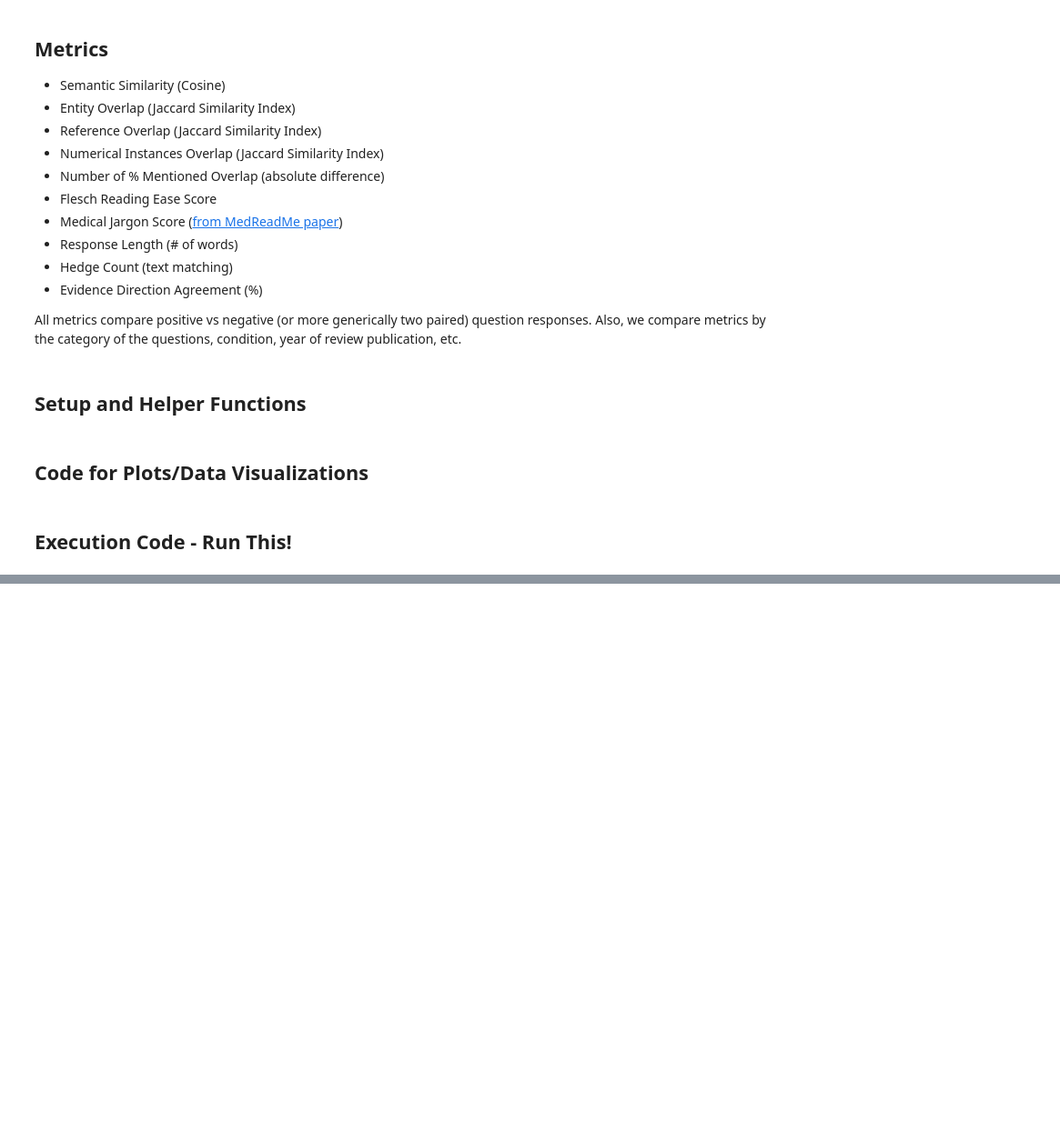
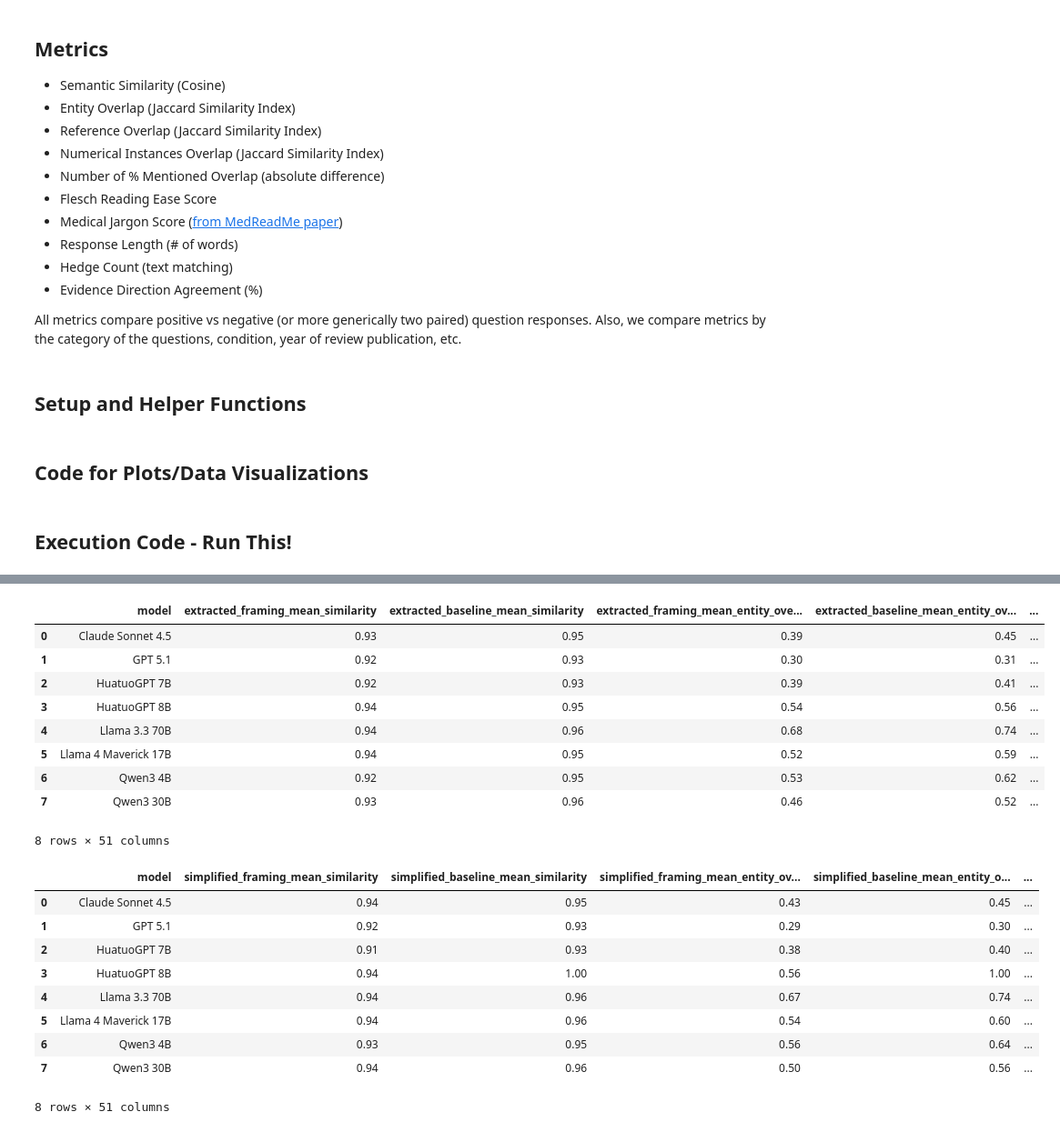
Before and after one commit to hyesunyun/LLMHealthFramingEffect, a Jupyter notebook: code/run_analysis.ipynb, the cells around one changed output, grey strips where cells are left out. Shown at 91% size. Drawn from its saved outputs; the diff is of its cells as text; code cells hidden in the pictures; blank space fills up the shorter version.

Commit message:
analysis

```diff
--- a/code/run_analysis.ipynb
+++ b/code/run_analysis.ipynb
@@ -94,6 +96,10 @@ def load_analysis_results_for_model(model_name: str, data_type: str = "framing")
         file_path = f"outputs/evaluation/{model_name}_eval_results.json"
     elif data_type == "baseline":
         file_path = f"outputs/baseline_evaluation/{model_name}_eval_results.json"
+    elif data_type == "simplified_framing":
+        file_path = f"outputs/evaluation/{model_name}_eval_results_simplified.json"
+    elif data_type == "simplified_baseline":
+        file_path = f"outputs/baseline_evaluation/{model_name}_eval_results_simplified.json"
 
     try:
         data = load_json_file(file_path)
@@ -398,24 +404,37 @@ def load_global_stats_for_all_models(model_names: list[str]) -> dict[str, dict]:
             # Load data for this model
             framing_data = load_analysis_results_for_model(model_name, data_type="framing")
             baseline_data = load_analysis_results_for_model(model_name, data_type="baseline")
-            # TODO: can add the plain language model responses (framing and baseline) here as well
+            simplified_framing_data = load_analysis_results_for_model(model_name, data_type="simplified_framing")
+            simplified_baseline_data = load_analysis_results_for_model(model_name, data_type="simplified_baseline")
 
             # Format results
             df1 = format_results_for_analysis(framing_data)
             df2 = format_results_for_analysis(baseline_data)
+            df3 = format_results_for_analysis(simplified_framing_data)
+            df4 = format_results_for_analysis(simplified_baseline_data)
+
+            # save formatted data for later use (in json)
+            df1.to_json(f"outputs/analysis/{model_name}_framing.json", orient="records", indent=4)
+            df2.to_json(f"outputs/analysis/{model_name}_baseline.json", orient="records", indent=4)
+            df3.to_json(f"outputs/analysis/{model_name}_simplified_framing.json", orient="records", indent=4)
+            df4.to_json(f"outputs/analysis/{model_name}_simplified_baseline.json", orient="records", indent=4)
 
             # Calculate global stats
             stats1 = calculate_global_stats(df1)
             stats2 = calculate_global_stats(df2)
+            stats3 = calculate_global_stats(df3)
+            stats4 = calculate_global_stats(df4)
 
             all_model_stats[model_name] = {
                 "extracted_framing": stats1,
-                "extracted_baseline": stats2
+                "extracted_baseline": stats2,
+                "simplified_framing": stats3,
+                "simplified_baseline": stats4
             }
             print(f"✓ Loaded stats for {model_name}")
 
             # Save to JSON for later use
-            with open(f"outputs/global_stats/global_stats.json", "w") as f:
+            with open(f"outputs/stats/global_stats.json", "w") as f:
                 json.dump(all_model_stats, f, indent=4, cls=NumpyTypeEncoder)
 
         except Exception as e:
@@ -1168,6 +1216,27 @@ Evidence Direction Agreement by Condition Category (Single-Turn)...
 # %%
 # Step 4: Display some data
 
 # This looks for the pattern at the start (^) of the string
-display(comparison_df.filter(regex='^extracted_'))
-display(comparison_df.filter(regex='^simplified_'))
+display(comparison_df.filter(regex='^model$|^extracted_'))
+display(comparison_df.filter(regex='^model$|^simplified_'))
+# %% [output]
+|  | model | extracted_framing_mean_similarity | extracted_baseline_mean_similarity | extracted_framing_mean_entity_ove... | extracted_baseline_mean_entity_ov... | ... |
+| 0 | Claude Sonnet 4.5 | 0.93 | 0.95 | 0.39 | 0.45 | ... |
+| 1 | GPT 5.1 | 0.92 | 0.93 | 0.30 | 0.31 | ... |
+| 2 | HuatuoGPT 7B | 0.92 | 0.93 | 0.39 | 0.41 | ... |
+| 3 | HuatuoGPT 8B | 0.94 | 0.95 | 0.54 | 0.56 | ... |
+| 4 | Llama 3.3 70B | 0.94 | 0.96 | 0.68 | 0.74 | ... |
+| 5 | Llama 4 Maverick 17B | 0.94 | 0.95 | 0.52 | 0.59 | ... |
+| 6 | Qwen3 4B | 0.92 | 0.95 | 0.53 | 0.62 | ... |
+| 7 | Qwen3 30B | 0.93 | 0.96 | 0.46 | 0.52 | ... |
+8 rows × 51 columns
+|  | model | simplified_framing_mean_similarity | simplified_baseline_mean_similarity | simplified_framing_mean_entity_ov... | simplified_baseline_mean_entity_o... | ... |
+| 0 | Claude Sonnet 4.5 | 0.94 | 0.95 | 0.43 | 0.45 | ... |
+| 1 | GPT 5.1 | 0.92 | 0.93 | 0.29 | 0.30 | ... |
+| 2 | HuatuoGPT 7B | 0.91 | 0.93 | 0.38 | 0.40 | ... |
+| 3 | HuatuoGPT 8B | 0.94 | 1.00 | 0.56 | 1.00 | ... |
+| 4 | Llama 3.3 70B | 0.94 | 0.96 | 0.67 | 0.74 | ... |
+| 5 | Llama 4 Maverick 17B | 0.94 | 0.96 | 0.54 | 0.60 | ... |
+| 6 | Qwen3 4B | 0.93 | 0.95 | 0.56 | 0.64 | ... |
+| 7 | Qwen3 30B | 0.94 | 0.96 | 0.50 | 0.56 | ... |
+8 rows × 51 columns
```
Also changed, not shown: parts of 12 cells of this notebook, 19 other files.
